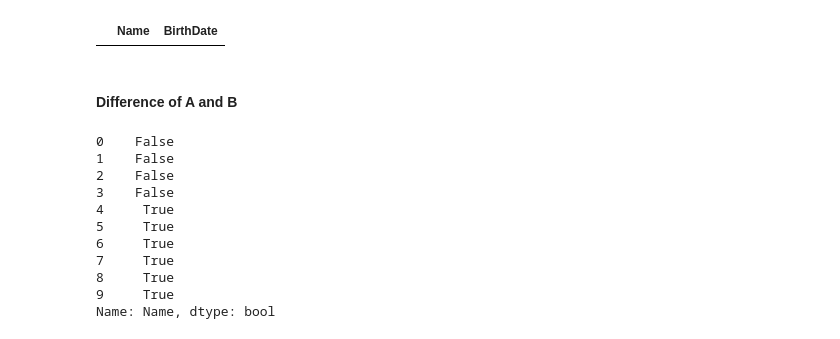
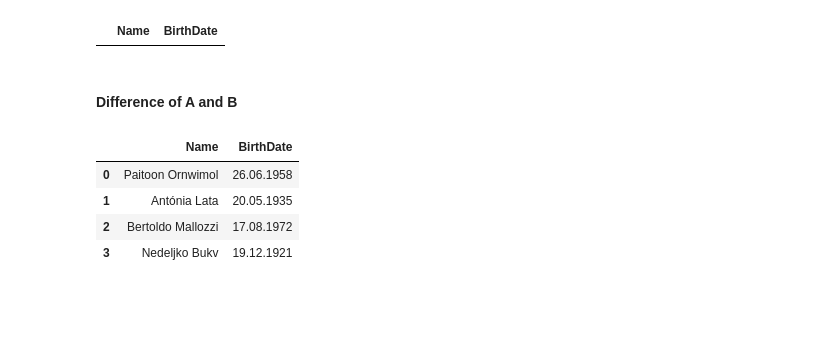
Before and after one commit to RogierMs/Bocconi-Statistics, a Jupyter notebook: Assignment 1/Assignment 1 Group O.ipynb, the cells around one changed output. Saved outputs shown, nothing was run; the diff lists cells and outputs as text; code cells hidden in the pictures; blank space fills up the shorter version.

```diff
--- a/Assignment 1/Assignment 1 Group O.ipynb
+++ b/Assignment 1/Assignment 1 Group O.ipynb
@@ -270,16 +268,10 @@ A[A.Name.isin(C.Name)]
 # %% [markdown]
 #### Difference of A and B
 # %%
-A.Name.isin(B.Name)
+A[A.Name.isin(B.Name) == False]
 # %% [output]
-0    False
-1    False
-2    False
-3    False
-4     True
-5     True
-6     True
-7     True
-8     True
-9     True
-Name: Name, dtype: bool
+|  | Name | BirthDate |
+| 0 | Paitoon Ornwimol | 26.06.1958 |
+| 1 | Antónia Lata | 20.05.1935 |
+| 2 | Bertoldo Mallozzi | 17.08.1972 |
+| 3 | Nedeljko Bukv | 19.12.1921 |
```
Also changed, not shown: parts of 6 cells of this notebook.
